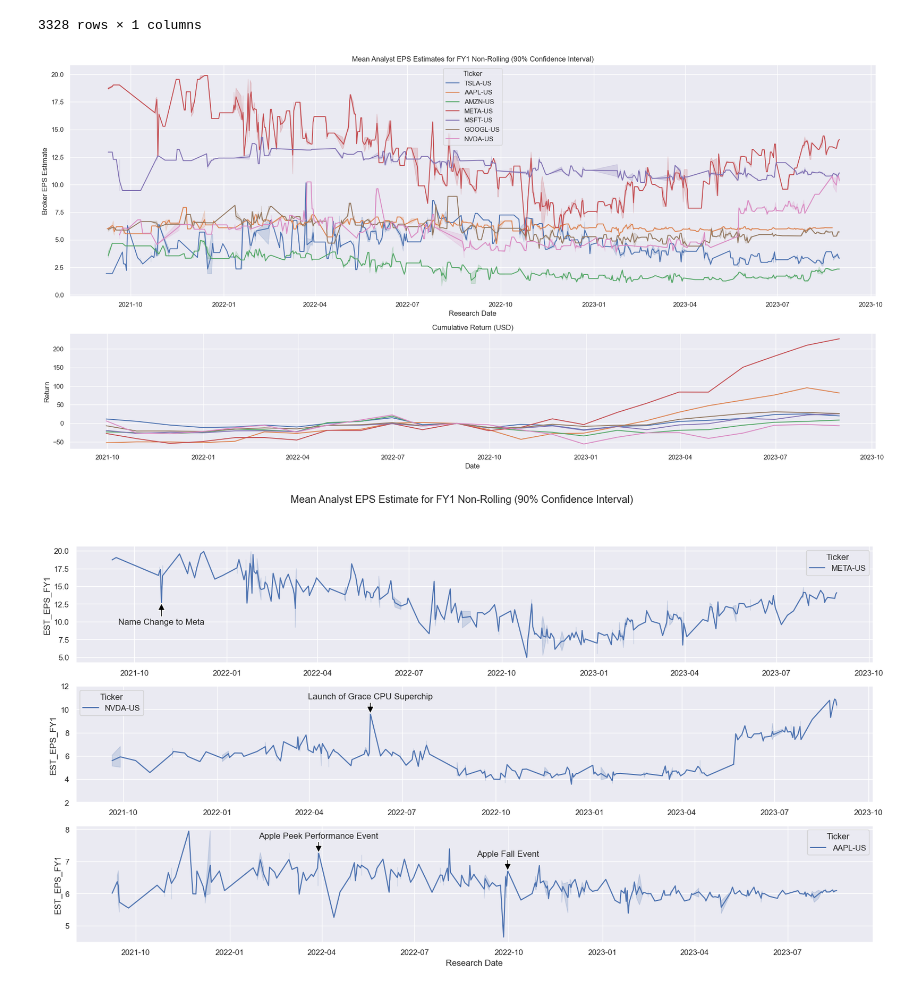
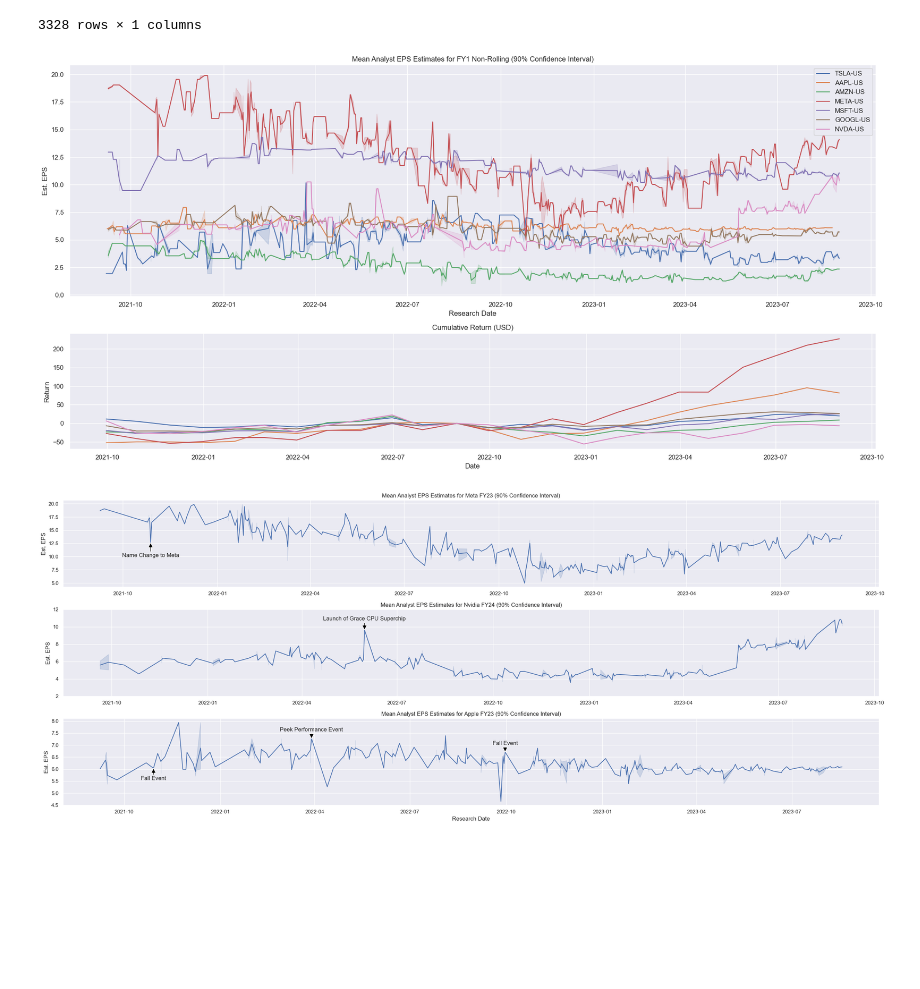
Before and after one commit to nurciuoli/FdsPy, a Jupyter notebook: analysis/Broker Estimates/Broker Estimates - The Mangificant Seven Analysis.ipynb, the cells around one changed output. Cells and saved outputs as stored; diff of their text form; code cells hidden in the pictures; blank space fills up the shorter version.

Commit message:
updated graphs

```diff
--- a/analysis/Broker Estimates/Broker Estimates - The Mangificant Seven Analysis.ipynb
+++ b/analysis/Broker Estimates/Broker Estimates - The Mangificant Seven Analysis.ipynb
@@ -80,7 +80,8 @@ fig,axs = plt.subplots(2,1,figsize=(20,10),gridspec_kw={'height_ratios': [2, 1]}
 sns.lineplot(df_aapl['EST_EPS_FY1'].unstack().ffill(limit = 12).stack().rename('EST_EPS_FY1').reset_index(),
                 x = 'Research Date',y = 'EST_EPS_FY1',hue = 'Ticker',ax=axs[0])
 axs[0].set_title('Mean Analyst EPS Estimates for FY1 Non-Rolling (90% Confidence Interval)')
-axs[0].set_ylabel('Broker EPS Estimate')
+axs[0].set_ylabel('Est. EPS')
+axs[0].legend(loc='upper right')
 
 sns.lineplot(df.reset_index(),
                 x = 'Date',y = 'Cumulative Return',hue = 'Ticker',ax=axs[1])
@@ -92,12 +93,12 @@ plt.savefig('magnificant_7_FYE1_Broker_EPS_Estimates.png', format='png', dpi=100
 
 plt.tight_layout()
 # %% [output]
-[figure, old version]
+[figure, new version]
 # %%
 import matplotlib.pyplot as plt
 import seaborn as sns
 sns.set_theme(style="darkgrid")
-fig,axs = plt.subplots(3,1,figsize=(20,10))
+fig,axs = plt.subplots(3,1,figsize=(25,10))
 
 df_mn = df_aapl.reset_index()[df_aapl.reset_index()['Ticker'].isin(['META-US'])].set_index(['Research Date','Broker Name','Ticker'])
 sns.lineplot(data=df_mn['EST_EPS_FY1'].unstack().ffill(limit = 12).stack().rename('EST_EPS_FY1').reset_index(), x='Research Date', y='EST_EPS_FY1',hue='Ticker', ax=axs[0])
@@ -107,37 +108,50 @@ chosen_y1 = df_mn.loc[chosen_date1, 'EST_EPS_FY1'].mean()  # example: the mean v
 axs[0].annotate('Name Change to Meta', xy=(chosen_date1, chosen_y1), xytext=(0, -30),
                 textcoords="offset points",ha='center',
                 arrowprops=dict(facecolor='black', headwidth=10, width=2, headlength=10))
 axs[0].set_xlabel('')
+axs[0].set_title('Mean Analyst EPS Estimates for Meta FY23 (90% Confidence Interval)')
+axs[0].get_legend().remove()
+axs[0].set_ylabel('Est. EPS')
 #sns.barplot(df_n.iloc[:,1].reset_index(),ax=axs[0],x='Date',y='NVDA-US')
 df_mn = df_aapl.reset_index()[df_aapl.reset_index()['Ticker'].isin(['NVDA-US'])].set_index(['Research Date','Broker Name','Ticker'])
 sns.lineplot(data=df_mn['EST_EPS_FY1'].unstack().ffill(limit = 12).stack().rename('EST_EPS_FY1').reset_index(), x='Research Date', y='EST_EPS_FY1', hue='Ticker', ax=axs[1])
 
 
 chosen_date2 = pd.to_datetime('2022-05-31')  # example: the latest date
 chosen_y2 = df_mn.loc[chosen_date2, 'EST_EPS_FY1'].mean()  # example: the mean value on that date
 axs[1].annotate('Launch of Grace CPU Superchip', xy=(chosen_date2, chosen_y2), xytext=(0, 20),
                 textcoords="offset points",ha='center',
                 arrowprops=dict(facecolor='black', headwidth=10, width=2, headlength=10))
 axs[1].set_xlabel('')
 axs[1].set_ylim((2,12))
-
+axs[1].set_title('Mean Analyst EPS Estimates for Nvidia FY24 (90% Confidence Interval)')
+axs[1].get_legend().remove()
+axs[1].set_ylabel('Est. EPS')
 
 df_mn = df_aapl.reset_index()[df_aapl.reset_index()['Ticker'].isin(['AAPL-US'])].set_index(['Research Date','Broker Name','Ticker'])
 sns.lineplot(data=df_mn['EST_EPS_FY1'].unstack().ffill(limit = 12).stack().rename('EST_EPS_FY1').reset_index(), x='Research Date', y='EST_EPS_FY1', hue='Ticker', ax=axs[2])
 chosen_date3 = pd.to_datetime('2022-09-30')  # example: the latest date
 chosen_y3 = df_mn.loc[chosen_date3, 'EST_EPS_FY1'].mean()  # example: the mean value on that date
-axs[2].annotate('Apple Fall Event', xy=(chosen_date3, chosen_y3), xytext=(0, 20),
+axs[2].annotate('Fall Event', xy=(chosen_date3, chosen_y3), xytext=(0, 15),
                 textcoords="offset points",ha='center',
                 arrowprops=dict(facecolor='black', headwidth=10, width=2, headlength=10))
 
 chosen_date3 = pd.to_datetime('2022-03-29')  # example: the latest date
 chosen_y3 = df_mn.loc[chosen_date3, 'EST_EPS_FY1'].mean()  # example: the mean value on that date
-axs[2].annotate('Apple Peek Performance Event', xy=(chosen_date3, chosen_y3), xytext=(0, 20),
+axs[2].annotate('Peek Performance Event', xy=(chosen_date3, chosen_y3), xytext=(0, 15),
                 textcoords="offset points",ha='center',
                 arrowprops=dict(facecolor='black', headwidth=10, width=2, headlength=10))
-
-plt.suptitle('Mean Analyst EPS Estimate for FY1 Non-Rolling (90% Confidence Interval)')
+chosen_date3 = pd.to_datetime('2021-10-29')  # example: the latest date
+chosen_y3 = df_mn.loc[chosen_date3, 'EST_EPS_FY1'].mean()  # example: the mean value on that date
+axs[2].annotate('Fall Event', xy=(chosen_date3, chosen_y3), xytext=(0,-25),
+                textcoords="offset points",ha='center',
+                arrowprops=dict(facecolor='black', headwidth=10, width=2, headlength=10))
+axs[2].set_title('Mean Analyst EPS Estimates for Apple FY23 (90% Confidence Interval)')
+axs[2].get_legend().remove()
+axs[2].set_ylabel('Est. EPS')
+# using padding
+fig.tight_layout(pad=5.0)
 plt.savefig('META_NVDA_AAPL_Broker_EPS.png', format='png', dpi=100)
-plt.show()
+plt.tight_layout()
 # %% [output]
-[figure, old version]
+[figure, new version]
```
Also changed, not shown: 2 other files.
